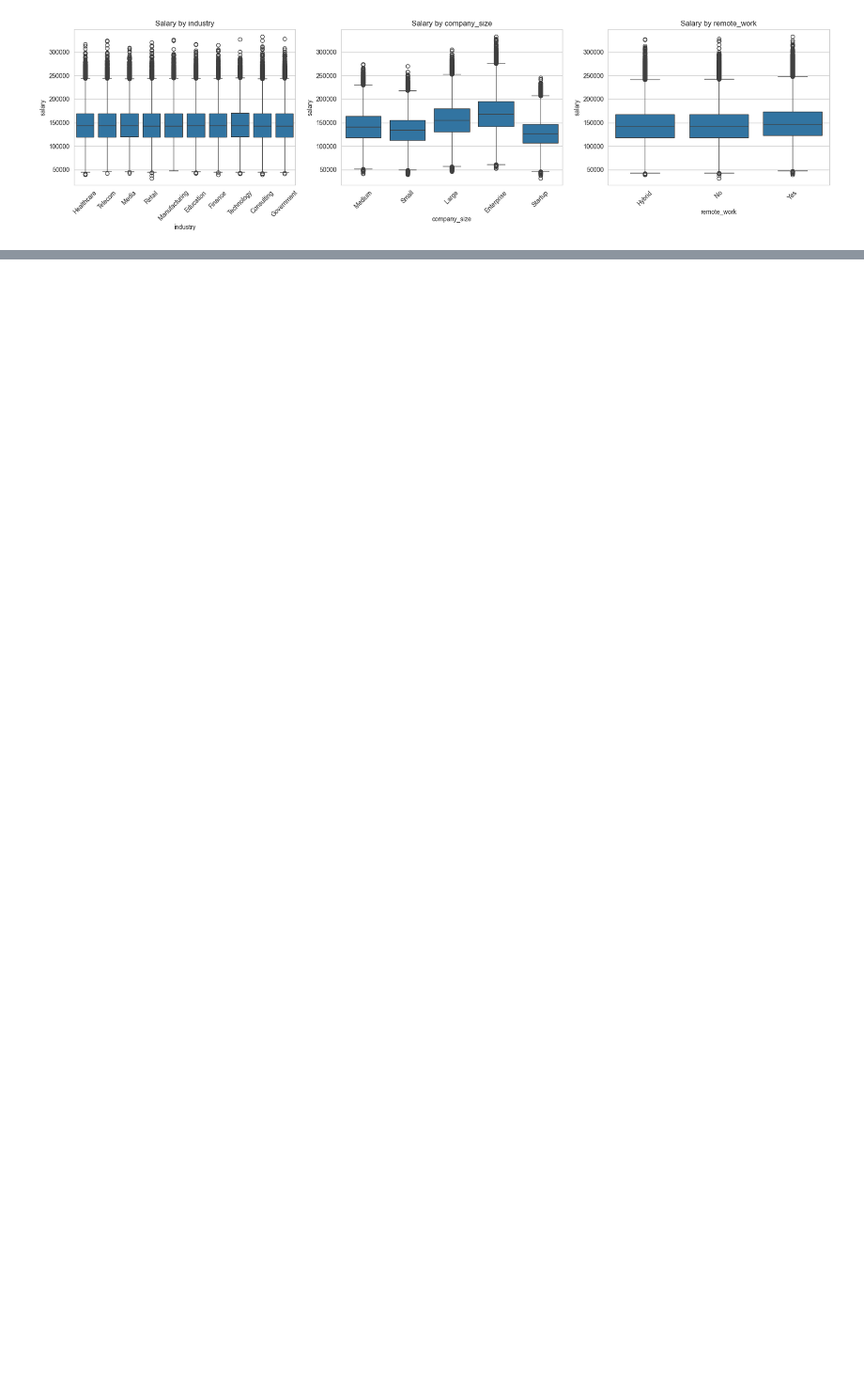
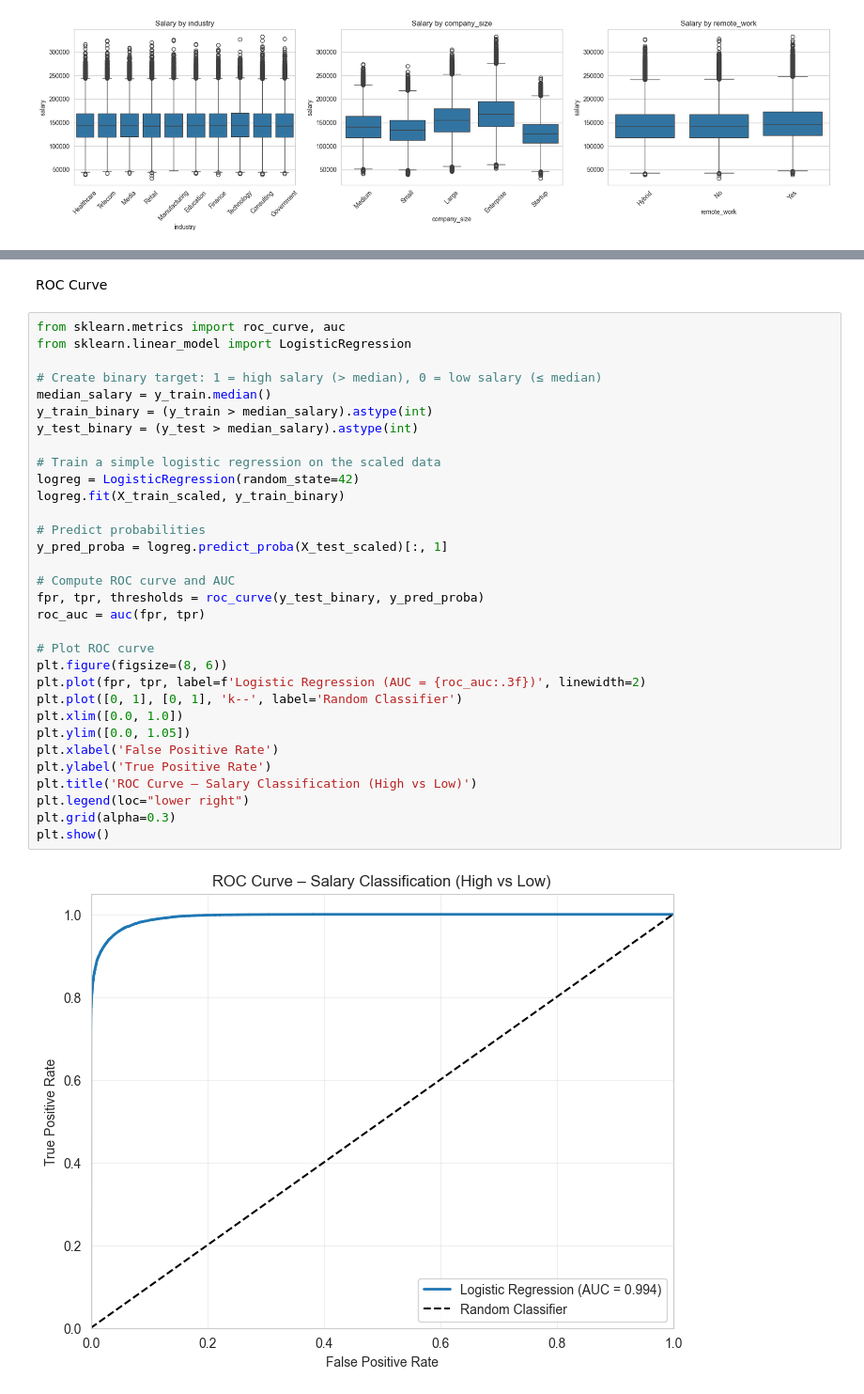
Before and after one commit to Mishaylin/DataVerse, a Jupyter notebook: Job_Salary_Predication_Notebook/JSP.ipynb, the cells around one changed output, grey strips where cells are left out. Shown at 94% size. Saved outputs shown, nothing was run; the diff lists cells and outputs as text; blank space fills up the shorter version.

```diff
--- a/Job_Salary_Predication_Notebook/JSP.ipynb
+++ b/Job_Salary_Predication_Notebook/JSP.ipynb
@@ -181,0 +297,36 @@ plt.show()
+# %% [markdown]
+ROC Curve
+# %%
+from sklearn.metrics import roc_curve, auc
+from sklearn.linear_model import LogisticRegression
+
+# Create binary target: 1 = high salary (> median), 0 = low salary (≤ median)
+median_salary = y_train.median()
+y_train_binary = (y_train > median_salary).astype(int)
+y_test_binary = (y_test > median_salary).astype(int)
+
+# Train a simple logistic regression on the scaled data
+logreg = LogisticRegression(random_state=42)
+logreg.fit(X_train_scaled, y_train_binary)
+
+# Predict probabilities
+y_pred_proba = logreg.predict_proba(X_test_scaled)[:, 1]
+
+# Compute ROC curve and AUC
+fpr, tpr, thresholds = roc_curve(y_test_binary, y_pred_proba)
+roc_auc = auc(fpr, tpr)
+
+# Plot ROC curve
+plt.figure(figsize=(8, 6))
+plt.plot(fpr, tpr, label=f'Logistic Regression (AUC = {roc_auc:.3f})', linewidth=2)
+plt.plot([0, 1], [0, 1], 'k--', label='Random Classifier')
+plt.xlim([0.0, 1.0])
+plt.ylim([0.0, 1.05])
+plt.xlabel('False Positive Rate')
+plt.ylabel('True Positive Rate')
+plt.title('ROC Curve – Salary Classification (High vs Low)')
+plt.legend(loc="lower right")
+plt.grid(alpha=0.3)
+plt.show()
+# %% [output]
+[figure, added]
```
Also changed, not shown: parts of 12 cells of this notebook.
